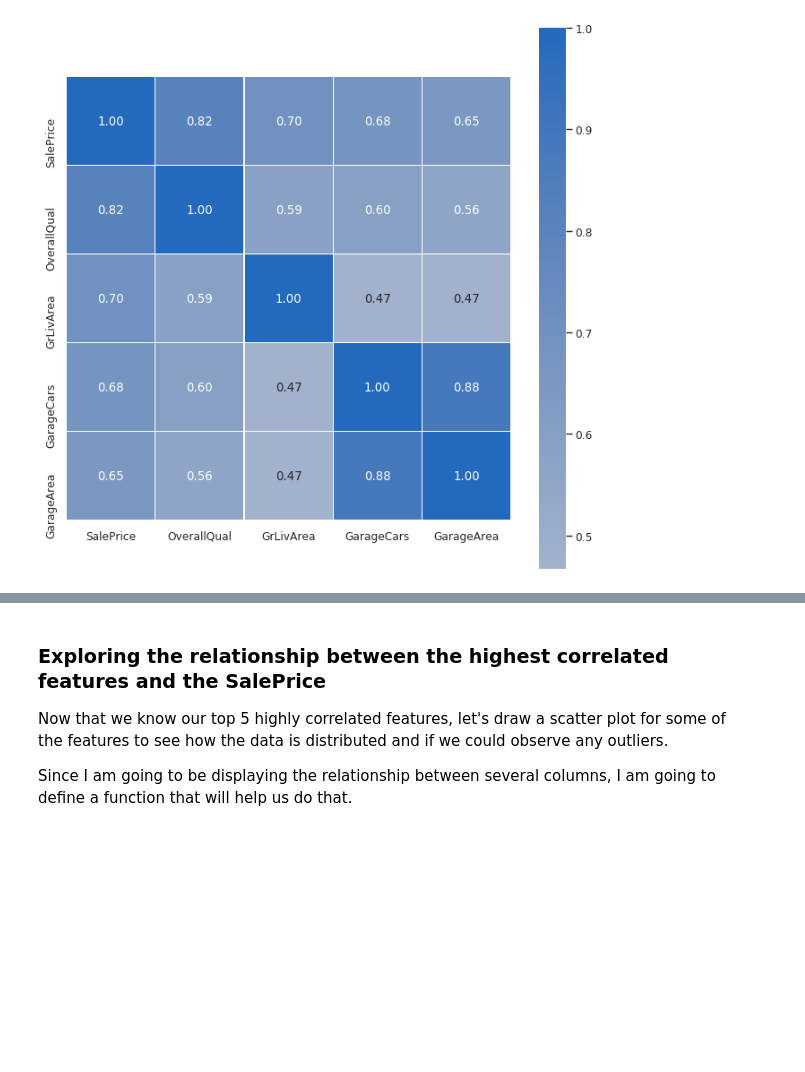
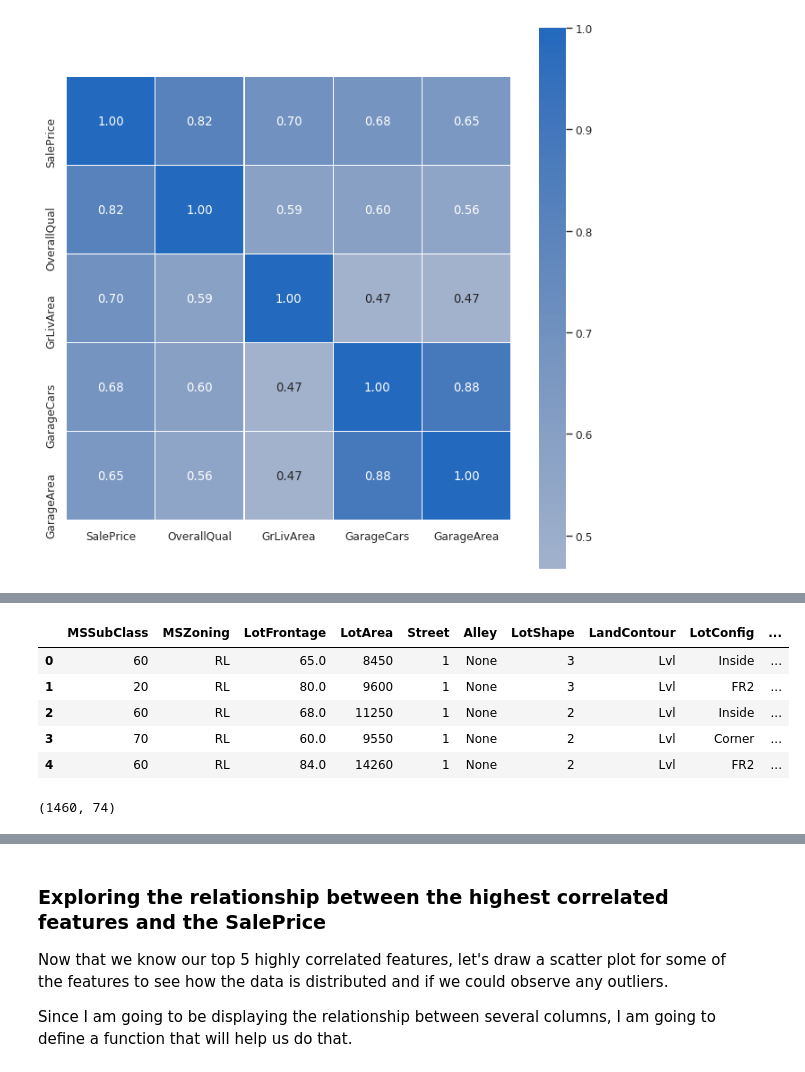
Before and after one commit to naseerfaheem/House-Prices, a Jupyter notebook: House Prices.ipynb, the cells around one changed output, grey strips where cells are left out. Saved outputs shown, nothing was run; the diff lists cells and outputs as text; code cells hidden in the pictures; blank space fills up the shorter version.

```diff
--- a/House Prices.ipynb
+++ b/House Prices.ipynb
@@ -289,0 +499,7 @@ draw_heatmap(df_scaled, "SalePrice", 5)
+# %%
+def convert_to_categorical(df):
+    df["MoSold"] = df["MoSold"].astype(str)
+    df["YrSold"] = df["YrSold"].astype(str)
+    df["MSSubClass"] = df["MSSubClass"].apply(str)
+    df["OverallCond"] = df["OverallCond"].astype(str)
+    return df
@@ -289,0 +586,19 @@ draw_heatmap(df_scaled, "SalePrice", 5)
+# %%
+# Let's apply the functions to our data.
+df1 = convert_to_categorical(create_new_features(df_scaled))
+# %%
+# Now that we have performed our manual feature conversion, we are going to convert ordinal features using
+# Scikit-Learn's LabelEncoder() and then convert the remainings using get_dummy function.
+df2 = encode_data(df1)
+df2.head()
+# %% [output]
+|  | MSSubClass | MSZoning | LotFrontage | LotArea | Street | Alley | LotShape | LandContour | LotConfig | ... |
+| 0 | 60 | RL | 65.0 | 8450 | 1 | None | 3 | Lvl | Inside | ... |
+| 1 | 20 | RL | 80.0 | 9600 | 1 | None | 3 | Lvl | FR2 | ... |
+| 2 | 60 | RL | 68.0 | 11250 | 1 | None | 2 | Lvl | Inside | ... |
+| 3 | 70 | RL | 60.0 | 9550 | 1 | None | 2 | Lvl | Corner | ... |
+| 4 | 60 | RL | 84.0 | 14260 | 1 | None | 2 | Lvl | FR2 | ... |
+# %%
+df2.shape
+# %% [output]
+(1460, 74)
```
Also changed, not shown: parts of 32 cells of this notebook.
